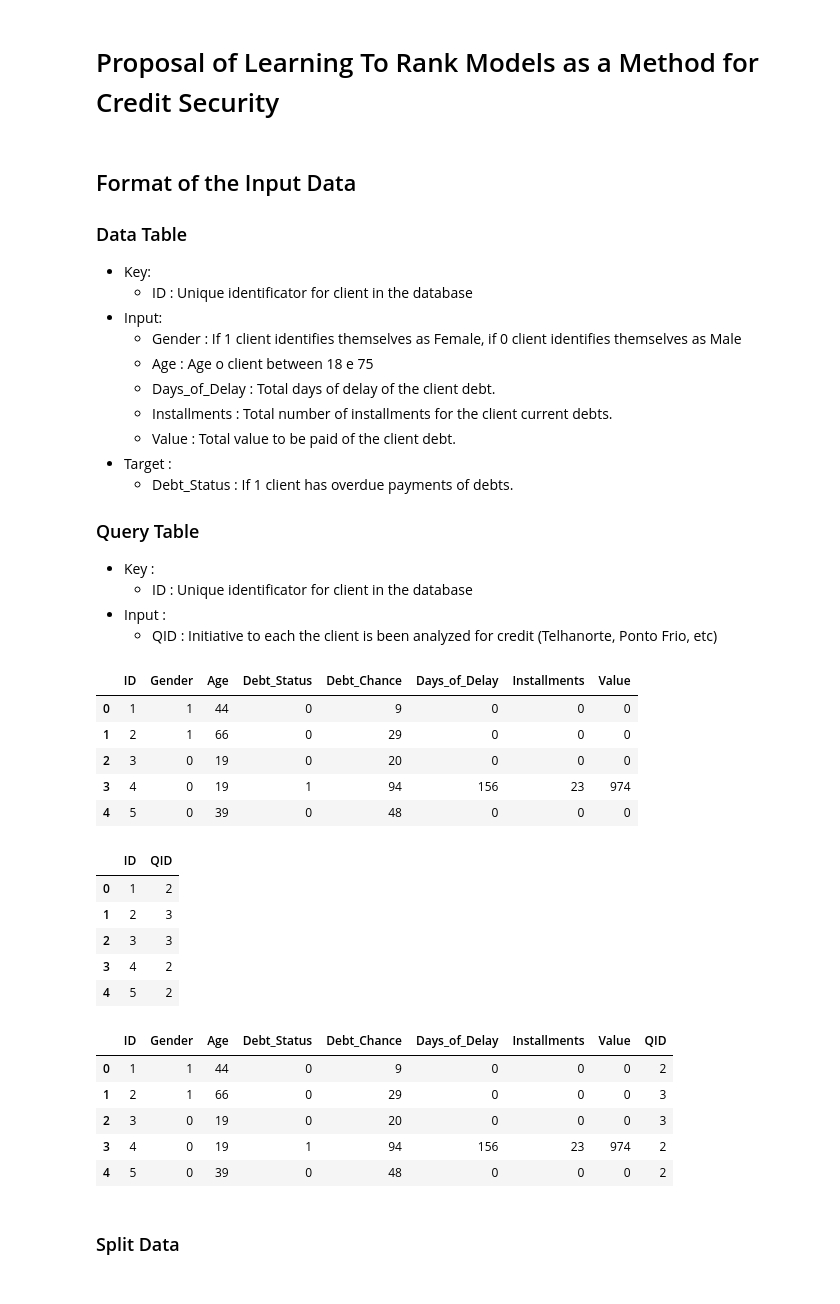
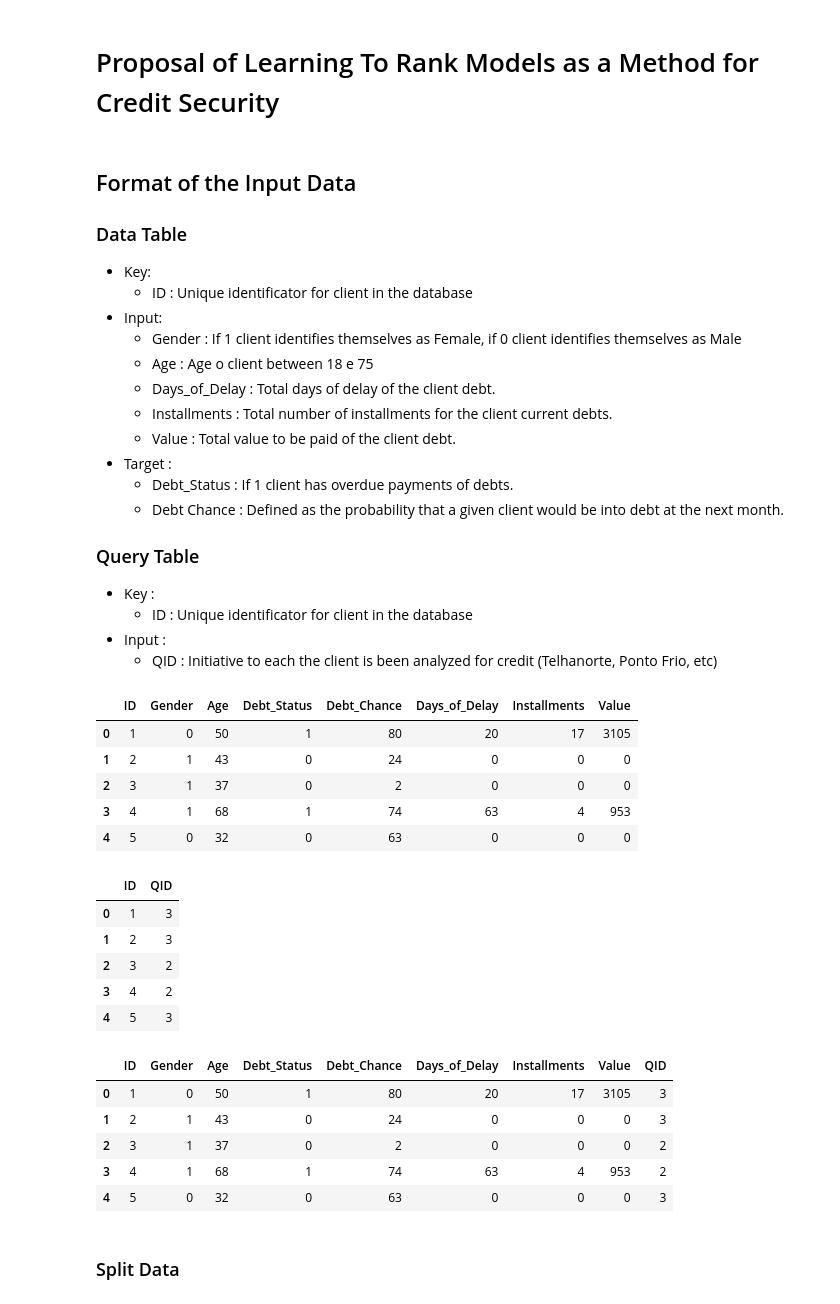
Before and after one commit to VitCSilva/Bradescard, a Jupyter notebook: notebooks/Proposal.ipynb, the cells around one changed output. Saved outputs shown, nothing was run; the diff lists cells and outputs as text; code cells hidden in the pictures.

```diff
--- a/notebooks/Proposal.ipynb
+++ b/notebooks/Proposal.ipynb
@@ -21,6 +21,7 @@ import numpy as np
     + Value : Total value to be paid of the client debt.
 * Target :
     + Debt_Status : If 1 client has overdue payments of debts.
+    + Debt Chance : Defined as the probability that a given client would be into debt at the next month.
 ### Query Table
 * Key :
     + ID : Unique identificator for client in the database
@@ -34,22 +35,22 @@ gender_rate = 0.5
 # %%
 # Create Data DataFrame
 df_data = pd.DataFrame()
 df_data["ID"] = [x for x in range(1,data_size+1)]
 df_data['Gender'] = np.random.choice([0, 1], data_size, p=[1-gender_rate, gender_rate])
 df_data["Age"] = [np.random.randint(18, 75) for _ in df_data.ID]
 df_data["Debt_Status"] = np.random.choice([0, 1], data_size, p=[1-debt_rate, debt_rate])
-df_data["Debt_Chance"] = [np.random.randint(0,50) if x == 0 else np.random.randint(60,100) for x in df_data.Debt_Status]
+df_data["Debt_Chance"] = [np.random.randint(0,80) if x == 0 else np.random.randint(70,100) for x in df_data.Debt_Status]
 df_data['Days_of_Delay'] = [0 if x == 0 else np.random.randint(10, 180) for x in df_data.Debt_Status]
 df_data['Installments'] = [0 if x == 0 else np.random.randint(1, 24) for x in df_data.Debt_Status]
 df_data['Value'] = [0 if x == 0 else np.random.randint(100, 5000) for x in df_data.Debt_Status]
 df_data.head()
 # %% [output]
 |  | ID | Gender | Age | Debt_Status | Debt_Chance | Days_of_Delay | Installments | Value |
-| 0 | 1 | 1 | 44 | 0 | 9 | 0 | 0 | 0 |
-| 1 | 2 | 1 | 66 | 0 | 29 | 0 | 0 | 0 |
-| 2 | 3 | 0 | 19 | 0 | 20 | 0 | 0 | 0 |
-| 3 | 4 | 0 | 19 | 1 | 94 | 156 | 23 | 974 |
-| 4 | 5 | 0 | 39 | 0 | 48 | 0 | 0 | 0 |
+| 0 | 1 | 0 | 50 | 1 | 80 | 20 | 17 | 3105 |
+| 1 | 2 | 1 | 43 | 0 | 24 | 0 | 0 | 0 |
+| 2 | 3 | 1 | 37 | 0 | 2 | 0 | 0 | 0 |
+| 3 | 4 | 1 | 68 | 1 | 74 | 63 | 4 | 953 |
+| 4 | 5 | 0 | 32 | 0 | 63 | 0 | 0 | 0 |
 # %%
 # Create Query Dataframe
 df_query = pd.DataFrame()
@@ -58,22 +59,22 @@ df_query['QID'] = np.random.choice([1,2,3], data_size,p = [0.34,0.33,0.33])
 df_query.head()
 # %% [output]
 |  | ID | QID |
-| 0 | 1 | 2 |
+| 0 | 1 | 3 |
 | 1 | 2 | 3 |
-| 2 | 3 | 3 |
+| 2 | 3 | 2 |
 | 3 | 4 | 2 |
-| 4 | 5 | 2 |
+| 4 | 5 | 3 |
 # %%
 # Create Merged Dataframe
 df_merged = pd.merge(df_data, df_query, how = "inner",on="ID")
 df_merged.head()
 # %% [output]
 |  | ID | Gender | Age | Debt_Status | Debt_Chance | Days_of_Delay | Installments | Value | QID |
-| 0 | 1 | 1 | 44 | 0 | 9 | 0 | 0 | 0 | 2 |
-| 1 | 2 | 1 | 66 | 0 | 29 | 0 | 0 | 0 | 3 |
-| 2 | 3 | 0 | 19 | 0 | 20 | 0 | 0 | 0 | 3 |
-| 3 | 4 | 0 | 19 | 1 | 94 | 156 | 23 | 974 | 2 |
-| 4 | 5 | 0 | 39 | 0 | 48 | 0 | 0 | 0 | 2 |
+| 0 | 1 | 0 | 50 | 1 | 80 | 20 | 17 | 3105 | 3 |
+| 1 | 2 | 1 | 43 | 0 | 24 | 0 | 0 | 0 | 3 |
+| 2 | 3 | 1 | 37 | 0 | 2 | 0 | 0 | 0 | 2 |
+| 3 | 4 | 1 | 68 | 1 | 74 | 63 | 4 | 953 | 2 |
+| 4 | 5 | 0 | 32 | 0 | 63 | 0 | 0 | 0 | 3 |
 # %% [markdown]
 ### Split Data
 # %%
```
Also changed, not shown: parts of 4 cells of this notebook, 1 other file.
